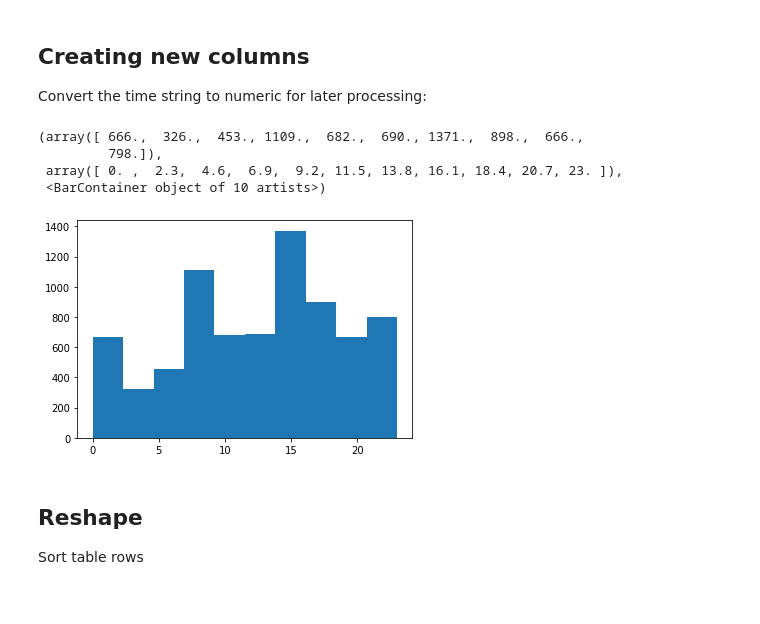
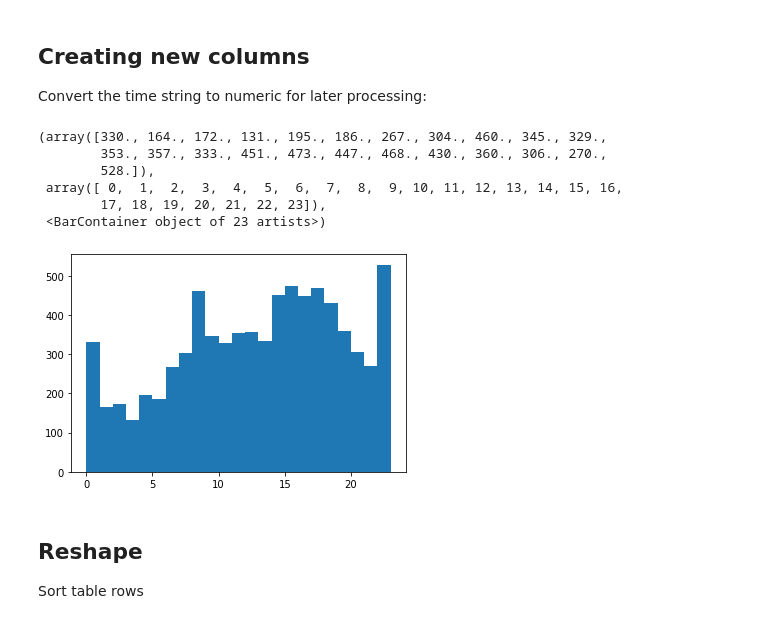
Before and after one commit to ryanhasch/ids-s22, a Jupyter notebook: _sources/docs/pandas.ipynb, the cells around one changed output. Drawn from its saved outputs; the diff is of its cells as text; code cells hidden in the pictures.

```diff
--- a/_sources/docs/pandas.ipynb
+++ b/_sources/docs/pandas.ipynb
@@ -152,15 +153,17 @@ Convert the time string to numeric for later processing:
 # %%
 nyc_crash["time"] = [x.split(":")[0] for x in nyc_crash["CRASH TIME"]]
 nyc_crash["time"] = [int(x) for x in nyc_crash["time"]]
 
 import matplotlib.pyplot as plt
-plt.hist(nyc_crash["time"])
+plt.hist(nyc_crash["time"], bins=range(24))
 # %% [output]
-(array([ 666.,  326.,  453., 1109.,  682.,  690., 1371.,  898.,  666.,
-         798.]),
- array([ 0. ,  2.3,  4.6,  6.9,  9.2, 11.5, 13.8, 16.1, 18.4, 20.7, 23. ]),
- <BarContainer object of 10 artists>)
+(array([330., 164., 172., 131., 195., 186., 267., 304., 460., 345., 329.,
+        353., 357., 333., 451., 473., 447., 468., 430., 360., 306., 270.,
+        528.]),
+ array([ 0,  1,  2,  3,  4,  5,  6,  7,  8,  9, 10, 11, 12, 13, 14, 15, 16,
+        17, 18, 19, 20, 21, 22, 23]),
+ <BarContainer object of 23 artists>)
-[figure, old version]
+[figure, new version]
 # %% [markdown]
 ## Reshape
 
```
Also changed, not shown: parts of 10 cells of this notebook, 24 other files.
